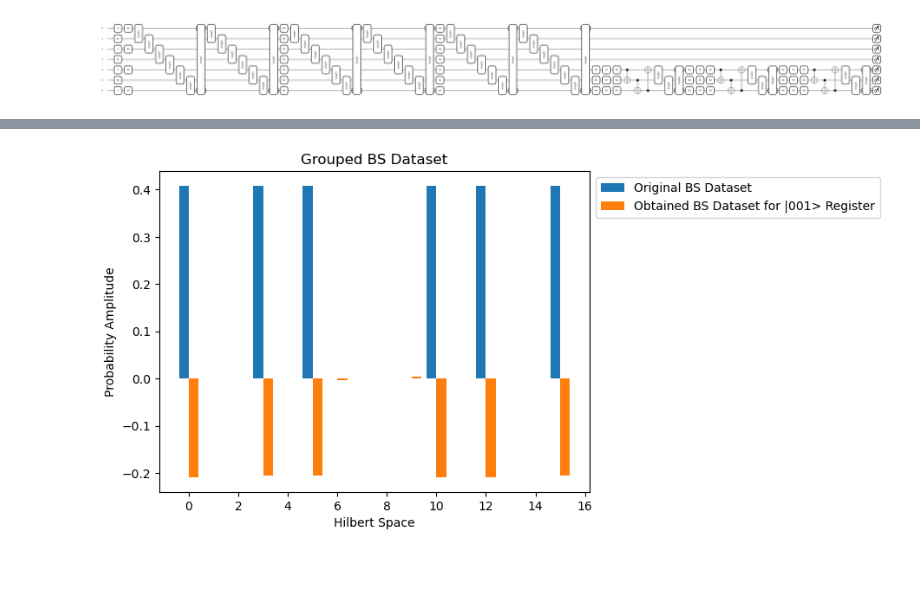
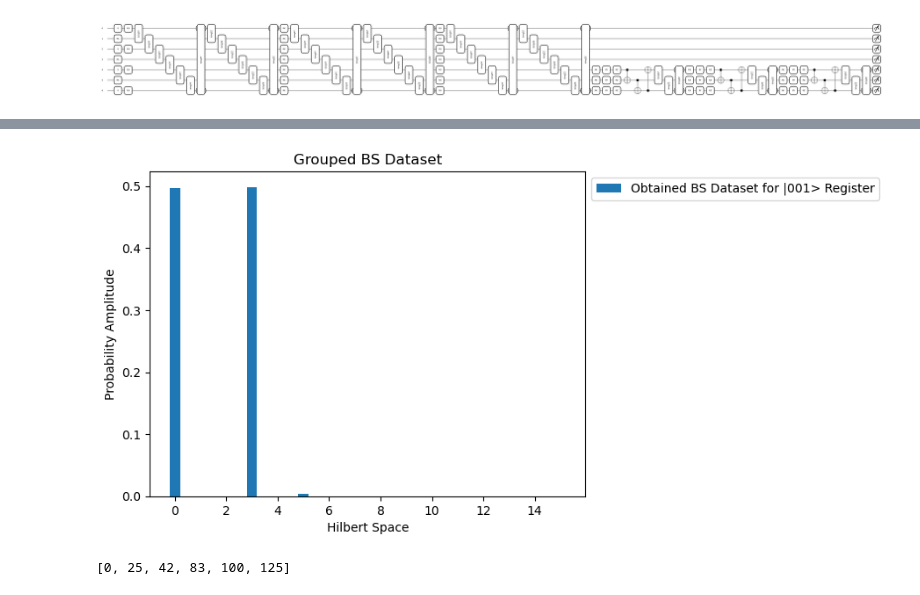
Before and after one commit to Ak-ash22/qcbm_hiwi, a Jupyter notebook: qcbm_project/bars_stripes_cat/register_states_training.ipynb, the cells around one changed output, grey strips where cells are left out. Cells and saved outputs as stored; diff of their text form; code cells hidden in the pictures; blank space fills up the shorter version.

```diff
--- a/qcbm_project/bars_stripes_cat/register_states_training.ipynb
+++ b/qcbm_project/bars_stripes_cat/register_states_training.ipynb
@@ -141,7 +168,9 @@ class TraceDistanceLoss:
             float: Computed loss.
         """
         pxy = px - py
-        return self.tr_distance(pxy)
+        pxy_2 = pxy@pxy
+        return self.tr_distance(pxy_2)
+        # return self.tr_distance(pxy)
 
 class QCBM:
 
@@ -218,7 +305,7 @@ opt = AdamOptimizer(stepsize=0.01)
 
 loss = []
 parameters = []
-n_epochs = 2000
+n_epochs = 1500
 i = 0
 
 while i < n_epochs:
@@ -270,2 +357,4 @@ The model converges to the Trace Distance Loss of 0.0005801427335411044
 # %%
 optimal_params = parameters[np.argmin(loss)]
+psi = circuit(optimal_params)
+reduced_dm = reduce_statevector(psi,indices=range(n_qubits))
@@ -381,19 +513,23 @@ Step: 1000 Loss: 0.0010479303774624383 Time taken per iter: 0.022644996643066406
 # %%
 optimal_reg_params = reg_parameters[np.argmin(reg_loss)]
-psi = reg_circuit(optimal_reg_params)
+full_psi = reg_circuit(optimal_reg_params)
 # %%
-image = qnp.round(psi[6::8],3)
+image = qnp.round(psi[7::8],3)
 image /= qnp.linalg.norm(image)
 
 w, x = 0.4, np.arange(len(image))
 
-plt.bar(x - w/2, target_psi, w, label='Original BS Dataset')
-plt.bar(x + w/2, image, w, label='Obtained BS Dataset for |001> Register')
+# plt.bar(x - w/2, target_psi, w, label='Original BS Dataset')
+plt.bar(x, np.abs(image)**2, w, label='Obtained BS Dataset for |001> Register')
 
 plt.xlabel('Hilbert Space')
 plt.ylabel('Probability Amplitude')
 plt.title('Grouped BS Dataset')
 plt.legend(bbox_to_anchor=(1, 1), loc='upper left')
 plt.show()
 # %% [output]
-[figure, old version]
+[figure, new version]
+# %%
+nums_full_target
+# %% [output]
+[0, 25, 42, 83, 100, 125]
```
Also changed, not shown: parts of 17 cells of this notebook, 1 other file.
